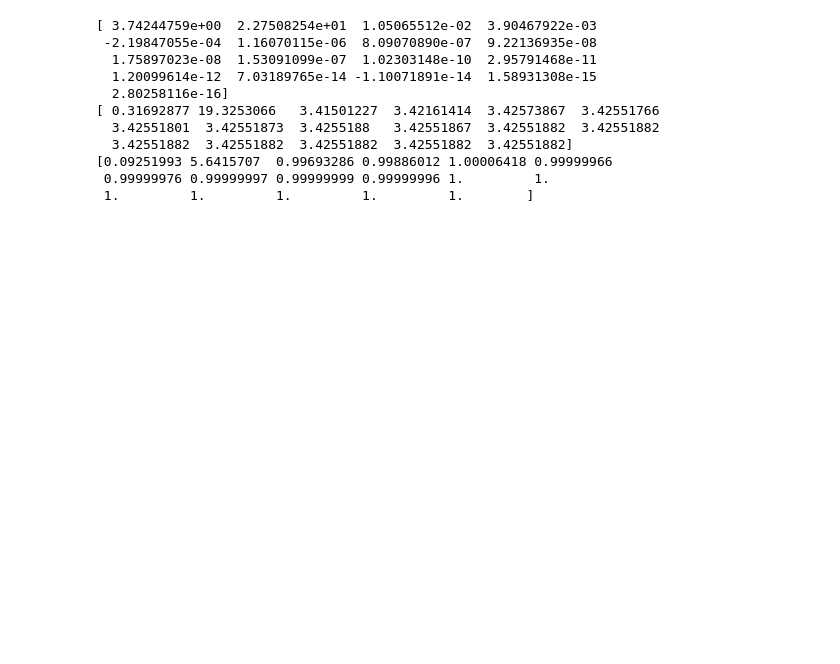
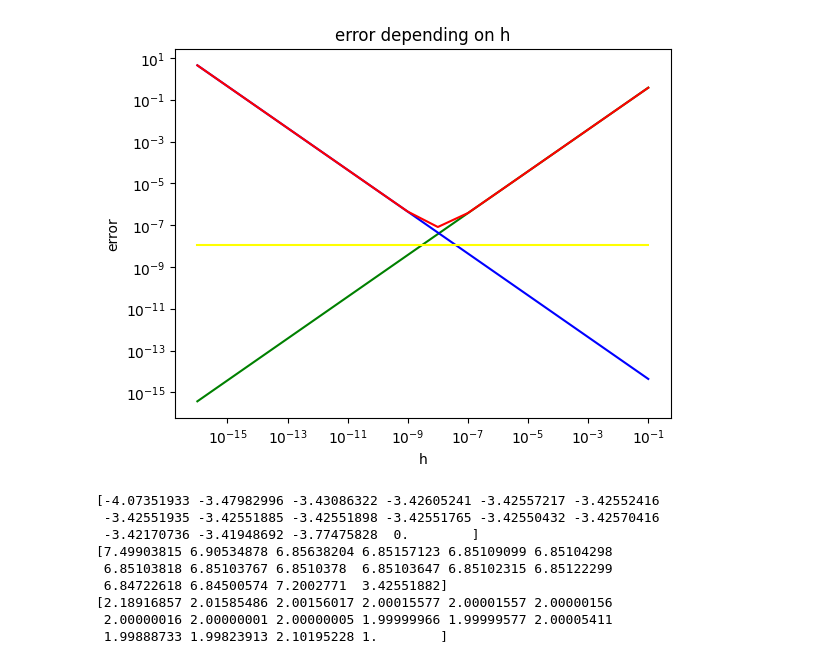
Before and after one commit to Szymbuk/MOWNIT, a Jupyter notebook: lab1/zad1.ipynb, the cells around one changed output. Saved outputs shown, nothing was run; the diff lists cells and outputs as text; code cells hidden in the pictures; blank space fills up the shorter version.

```diff
--- a/lab1/zad1.ipynb
+++ b/lab1/zad1.ipynb
@@ -17,31 +17,53 @@
 # %%
 from typing import Callable
 import numpy as np
+import matplotlib.pyplot as plt
+epsilon = np.finfo(float).eps
 # %%
 def our_deriv(x: float, h: float, func: Callable):
     return (func(x)-func(x+h))/h
+
+def double_deriv(x: float, h: float, func: Callable):
+    return (our_deriv(x+h,h,func)-our_deriv(x,h,func))/h
+
+def second_tan_deriv(x):
+    return 2*np.tan(x)*(1*np.tan(x)**2)
 # %%
+%matplotlib inline
 x = 1
 fun = np.tan
-h_array = 10**np.arange(0,17)
-
+h_array = 10.0**np.arange(-1,-17,-1)
 our_res = np.array([our_deriv(x,h,fun) for h in h_array])
 true_res = 1+ np.tan(x)**2
-relative_error = np.array([abs(res-true_res) for res in our_res])
-non_relative_error = np.array([abs(res-true_res)/abs(true_res) for res in our_res])
+M = second_tan_deriv(x)
+truncation_error_array = M*h_array/2
+rounding_error_array = 2*epsilon/h_array
+computational_error_array = truncation_error_array+rounding_error_array
+h_min_formula = 2*np.sqrt(epsilon/M)
+#relative_error = np.array([abs(res-true_res) for res in our_res])
+#non_relative_error = np.array([abs(res-true_res)/abs(true_res) for res in our_res])
+# %%
+plt.loglog(h_array,truncation_error_array,color="green")
+plt.loglog(h_array,rounding_error_array,color="blue")
+plt.loglog(h_array,computational_error_array,color="red")
+plt.loglog(h_array,np.array([h_min_formula for _ in range(len(h_array))]),color="yellow")
+plt.xlabel("h")
+plt.ylabel("error")
+plt.title("error depending on h")
+plt.show()
+# %% [output]
+[figure, added]
 # %%
 print(our_res)
 print(relative_error)
 print(non_relative_error)
 # %% [output]
-[ 3.74244759e+00  2.27508254e+01  1.05065512e-02  3.90467922e-03
- -2.19847055e-04  1.16070115e-06  8.09070890e-07  9.22136935e-08
-  1.75897023e-08  1.53091099e-07  1.02303148e-10  2.95791468e-11
-  1.20099614e-12  7.03189765e-14 -1.10071891e-14  1.58931308e-15
-  2.80258116e-16]
-[ 0.31692877 19.3253066   3.41501227  3.42161414  3.42573867  3.42551766
-  3.42551801  3.42551873  3.4255188   3.42551867  3.42551882  3.42551882
-  3.42551882  3.42551882  3.42551882  3.42551882  3.42551882]
-[0.09251993 5.6415707  0.99693286 0.99886012 1.00006418 0.99999966
- 0.99999976 0.99999997 0.99999999 0.99999996 1.         1.
- 1.         1.         1.         1.         1.        ]
+[-4.07351933 -3.47982996 -3.43086322 -3.42605241 -3.42557217 -3.42552416
+ -3.42551935 -3.42551885 -3.42551898 -3.42551765 -3.42550432 -3.42570416
+ -3.42170736 -3.41948692 -3.77475828  0.        ]
+[7.49903815 6.90534878 6.85638204 6.85157123 6.85109099 6.85104298
+ 6.85103818 6.85103767 6.8510378  6.85103647 6.85102315 6.85122299
+ 6.84722618 6.84500574 7.2002771  3.42551882]
+[2.18916857 2.01585486 2.00156017 2.00015577 2.00001557 2.00000156
+ 2.00000016 2.00000001 2.00000005 1.99999966 1.99999577 2.00005411
+ 1.99888733 1.99823913 2.10195228 1.        ]
```
Also changed, not shown: 2 other files.
